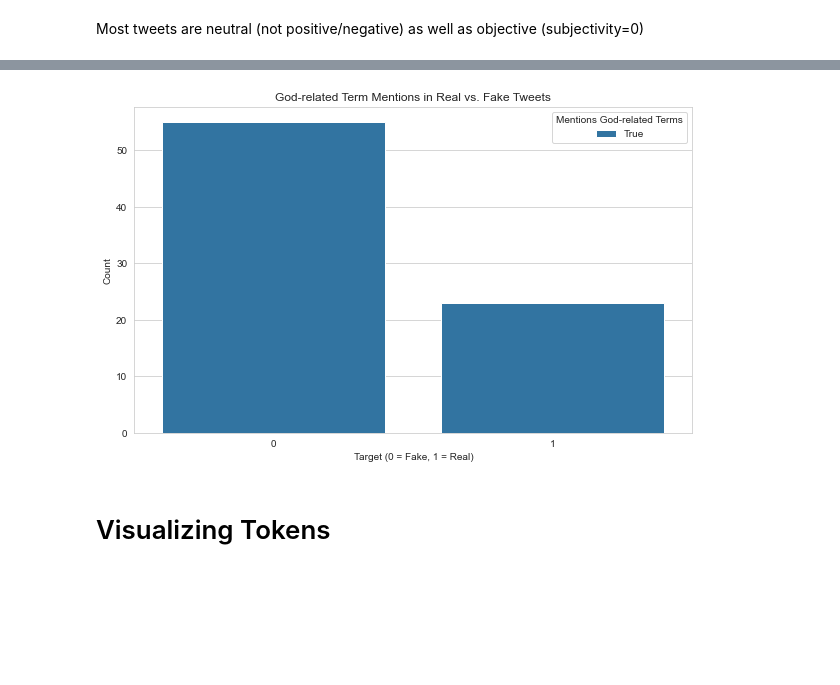
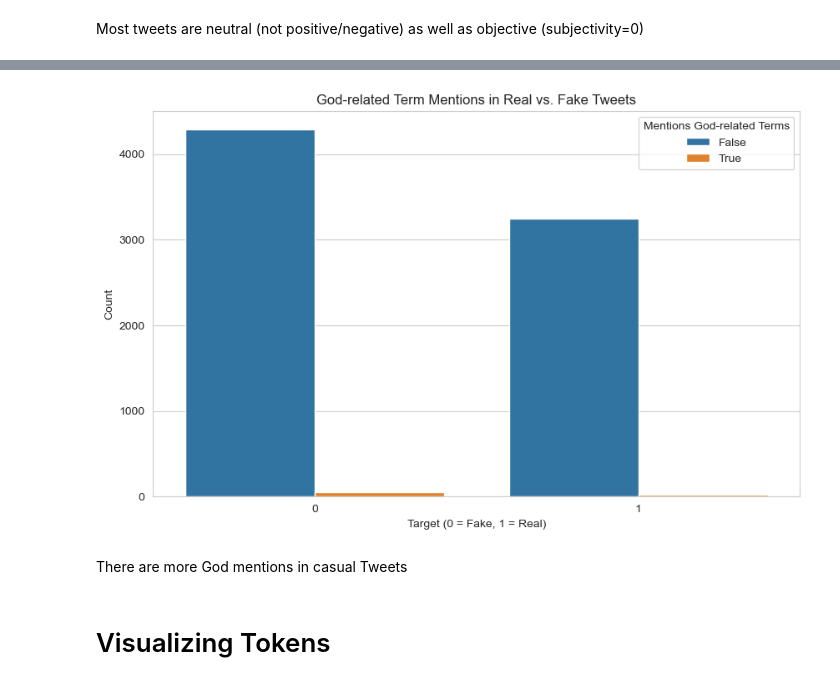
Before and after one commit to katarzynarogalska/DisasterTweets_KaggleCompetition, a Jupyter notebook: notebooks/TweetsEDA.ipynb, the cells around one changed output, grey strips where cells are left out. Cells and saved outputs as stored; diff of their text form; code cells hidden in the pictures; blank space fills up the shorter version.

Commit message:
EDA cleaned

```diff
--- a/notebooks/TweetsEDA.ipynb
+++ b/notebooks/TweetsEDA.ipynb
@@ -479,9 +367,6 @@ This column will probably be just a noise for our models
 **Sentiment analysis**
 
 Every sentence can have a different emotional background. Some tweets can be written in positive, happy, negavite, angry or scared way. In this part we will analyse positive and negative sentiment as well as subjectivity. Then we will move on to extracting more emotions like fear, anger, joy etc
-# %%
-df['polarity_score'] = df['text'].apply(get_polarity)
-df['subjectivity_score'] = df['text'].apply(get_subjectivity)
 # %%
 fig, axes = plt.subplots(1,2, figsize=(10,6))
 true_tweets = df[df['target']==1]
@@ -498,5 +383,2 @@ Text(0.5, 1.0, 'Subjectivity vs target')
 # %% [markdown]
 Most tweets are neutral (not positive/negative) as well as objective (subjectivity=0)
-# %%
-df['Lead_emotions'] = df['text'].apply(find_emotion)
-df.head(5)
@@ -520,3 +384,0 @@ In order to make a text more convenient for our model we will take on some prepr
-# %%
-df['cleaned_tokens'] = df['text'].apply(processing_text)
-df.head(5)
@@ -533,4 +386,0 @@ df.head(5)
-# %%
-god_terms = ['god', 'jesus', 'allah', 'yahweh', 'buddha', 'shiva', 'krishna']
-df['mention_god_related'] = df['cleaned_tokens'].apply(lambda x: any(term in x for term in god_terms))
-print(df[['text', 'mention_god_related']].head())
@@ -551,16 +387,15 @@ print(df[['text', 'mention_god_related']].head())
 # %%
-data_with_mention_of_god = df[df['mention_god_related']]
-
-
 plt.figure(figsize=(10, 6))
-sns.countplot(x='target', hue='mention_god_related', data=data_with_mention_of_god)
+sns.countplot(x='target', hue='mention_god_related', data=df)
 plt.xlabel('Target (0 = Fake, 1 = Real)')
 plt.ylabel('Count')
 plt.title('God-related Term Mentions in Real vs. Fake Tweets')
 plt.legend(title='Mentions God-related Terms')
 plt.show()
 # %% [output]
-[figure, old version]
+[figure, new version]
+# %% [markdown]
+There are more God mentions in casual Tweets
 # %% [markdown]
 # Visualizing Tokens
 # %%
```
Also changed, not shown: parts of 63 cells of this notebook, 3 other files.
